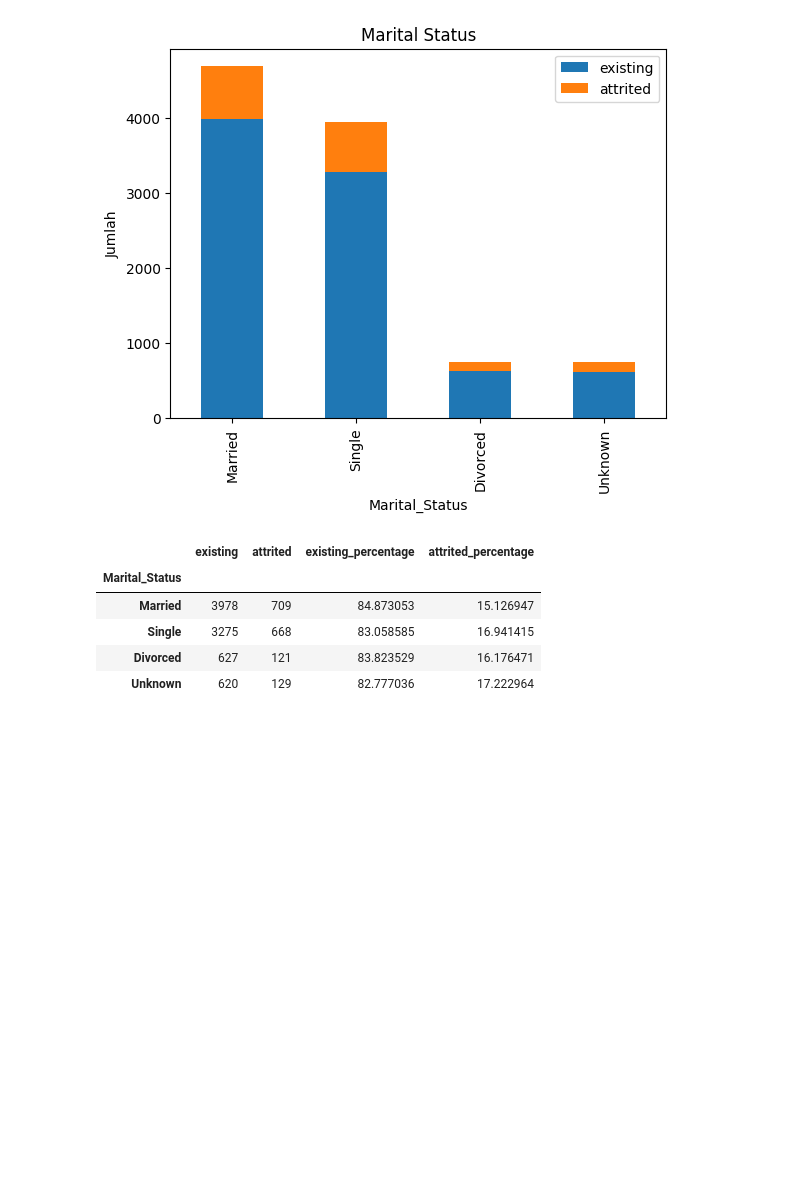
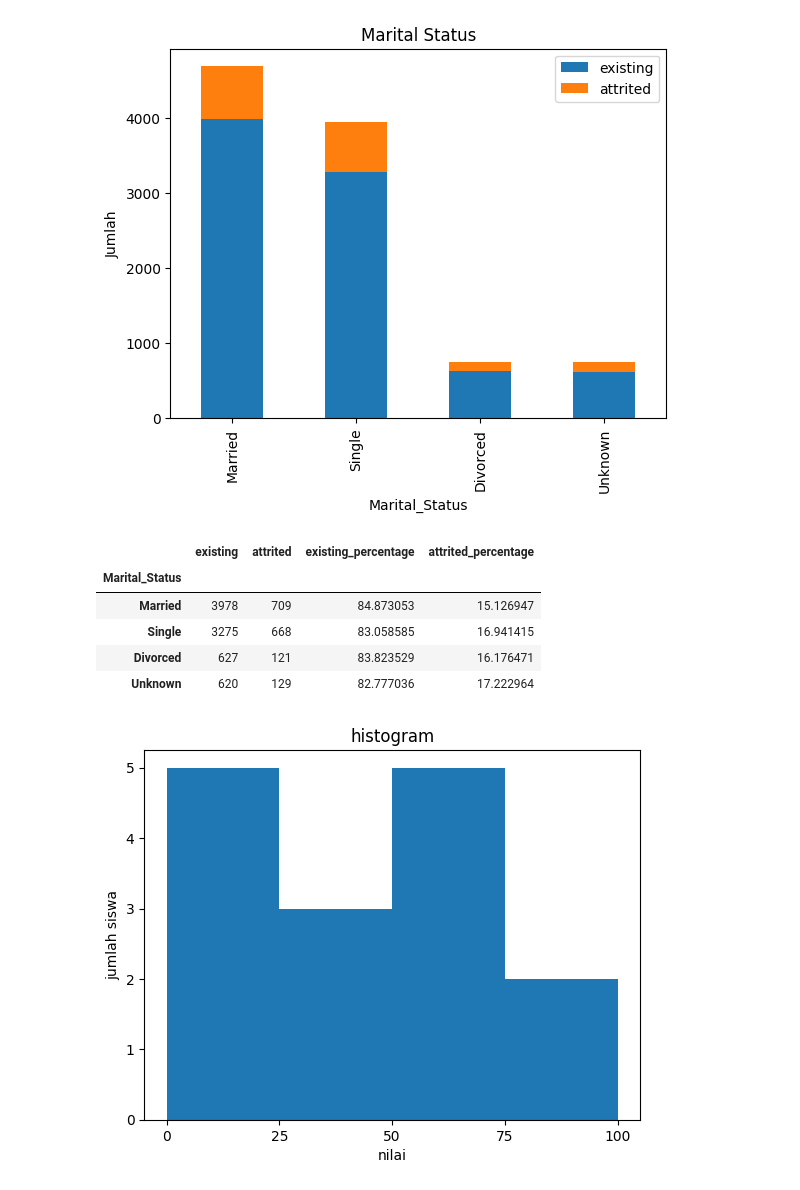
Before and after one commit to aliifam/ppd, a Jupyter notebook: ppd/pekan3/eda.ipynb, the cells around one changed output. Drawn from its saved outputs; the diff is of its cells as text; code cells hidden in the pictures; blank space fills up the shorter version.

```diff
--- a/ppd/pekan3/eda.ipynb
+++ b/ppd/pekan3/eda.ipynb
@@ -168,0 +167,12 @@ df_new
+# %%
+# histogram
+data = np.array([22,87,5,43,56,73,55,54,11,20,51,5,79,31,27])
+nilai = [0,25,50,75,100]
+plt.hist(data, bins = nilai)
+plt.title("histogram")
+plt.xticks([0,25,50,75,100])
+plt.xlabel('nilai')
+plt.ylabel('jumlah siswa')
+plt.show()
+# %% [output]
+[figure, added]
```
Also changed, not shown: parts of 7 cells of this notebook.
